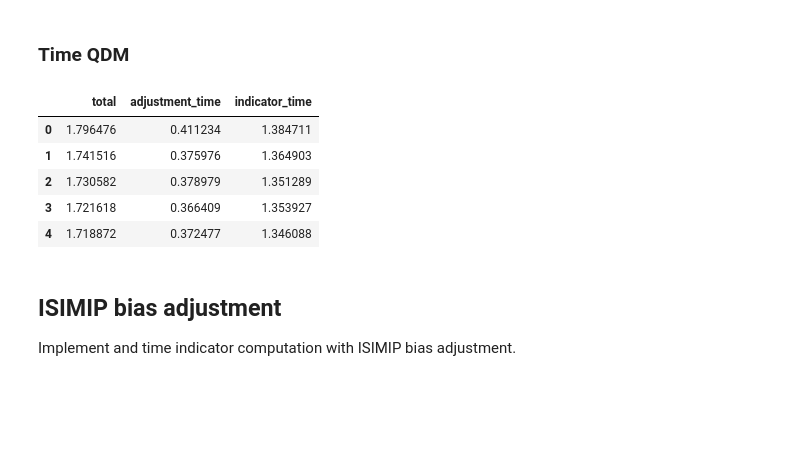
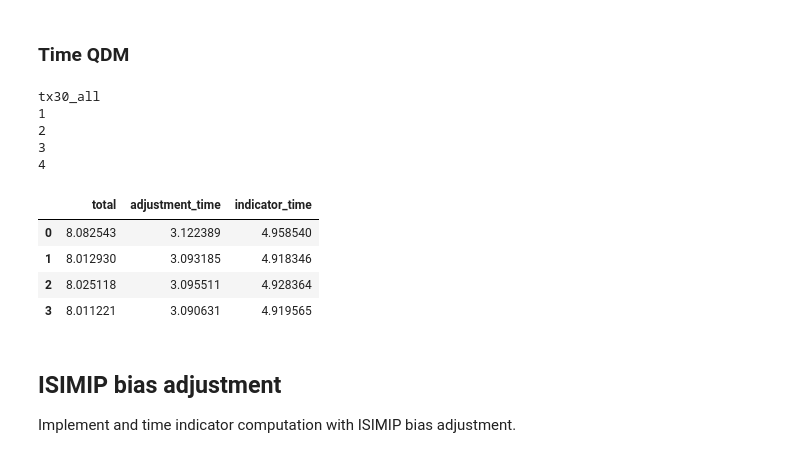
Before and after one commit to Lobelia-Earth/xids, a Jupyter notebook: notebooks/benchmark.ipynb, the cells around one changed output. Saved outputs shown, nothing was run; the diff lists cells and outputs as text; code cells hidden in the pictures; blank space fills up the shorter version.

```diff
--- a/notebooks/benchmark.ipynb
+++ b/notebooks/benchmark.ipynb
@@ -33,12 +33,3 @@ save_path = Path("/prod1/benchmarks/")
 # %% [markdown]
 # Prepare data
 Save variable data as NetCDFs for a single location in Barcelona. Convert all calendars to 360-day.
-# %%
-da = cmip6['rcp45']['hurs'][models[1]].sel(time=slice("2051", "2070"))
-
-def fill_missing_dates(da, start, end):
-    mean = da.mean('time')
-    days = xr.date_range(f'{start}-01-01 12:00', f'{end}-12-30 12:00', calendar='360_day')
-
-    return da.reindex(time=days ).fillna(mean)
-fill_missing_dates(da, '2051', '2070')
@@ -218,22 +191,26 @@ config_tx30_all = {
 configs = {
     'txx_single': config_txx_single,
     'tx30_single': config_tx30_single,
-    'tx30_all': config_tx30_single,
+    'tx30_all': config_tx30_all,
     'fwi90p_single': config_fwi90p_single
 }
 
-configname='fwi90p_single'
+configname='tx30_all'
 # %%
-def compute_indicator(adjusted, ind_conf, models, scenarios):
+def compute_indicator( adjusted, ind_conf, models, scenarios, periods):
     kwargs = {'thresh': ind_conf['threshold']} if 'threshold' in ind_conf else {}
     func = ind_conf['func']
+    ref = {variable: references[variable] for variable in ind_conf['variables']}
+    func(**ref, **kwargs)
     for model in models:
-        data = {variable: adjusted["historical"][model][variable] for variable in ind_conf['variables']}
-        ind_hist = func(**data, **kwargs)
+        hist = {variable: adjusted["historical"][model][variable] for variable in ind_conf['variables']}
+        ind_hist = func(**hist, **kwargs)
         for scenario in scenarios:
-            data = {variable: adjusted[scenario][model][variable] for variable in ind_conf['variables']}
-            ind_fut = func(**data,**kwargs)
-
+            data = []
+            # for fairness also sequantially compute periods
+            for period in periods:
+                data.append(func(**{variable: adjusted[scenario][model][variable].sel(period=f'{period[0]}-{period[1]}') for variable in ind_conf['variables']},**kwargs))
+            ind_fut = xr.concat(data, dim='period')
     return ind_hist, ind_fut
 # %% [markdown]
 ## Quantile Delta Mapping
@@ -293,7 +270,7 @@ def compute_with_qdm(config):
 
     indicator_start = perf_counter()
     for ind_conf in config['indicators']:
-        ind_hist, ind_fut = compute_indicator(adjusted,ind_conf, config['models'], config['scenarios'])
+        ind_hist, ind_fut = compute_indicator(adjusted,ind_conf, config['models'], config['scenarios'], config['periods'])
 
     indicator_end = perf_counter()
 
@@ -302,26 +279,32 @@ def compute_with_qdm(config):
 ### Time QDM
 # %%
 data = []
-for i in range(1, 11):
+print(configname)
+for i in range(1, 5):
+    print(i)
     total_start = perf_counter()
     adj_time, indicator_time = compute_with_qdm(configs[configname])
     total_end = perf_counter()
     total = total_end - total_start
     data.append(
         {"total": total, "adjustment_time": adj_time, "indicator_time": indicator_time}
     )
 
 
 qdm_df = pd.DataFrame(data)
 qdm_df.to_csv(save_path / f"qdm_{configname}.csv", index=False)
 qdm_df.head()
 # %% [output]
+tx30_all
+1
+2
+3
+4
 |  | total | adjustment_time | indicator_time |
-| 0 | 1.796476 | 0.411234 | 1.384711 |
-| 1 | 1.741516 | 0.375976 | 1.364903 |
-| 2 | 1.730582 | 0.378979 | 1.351289 |
-| 3 | 1.721618 | 0.366409 | 1.353927 |
-| 4 | 1.718872 | 0.372477 | 1.346088 |
+| 0 | 8.082543 | 3.122389 | 4.958540 |
+| 1 | 8.012930 | 3.093185 | 4.918346 |
+| 2 | 8.025118 | 3.095511 | 4.928364 |
+| 3 | 8.011221 | 3.090631 | 4.919565 |
 # %% [markdown]
 ## ISIMIP bias adjustment
 Implement and time indicator computation with ISIMIP bias adjustment.
```
Also changed, not shown: parts of 11 cells of this notebook.
